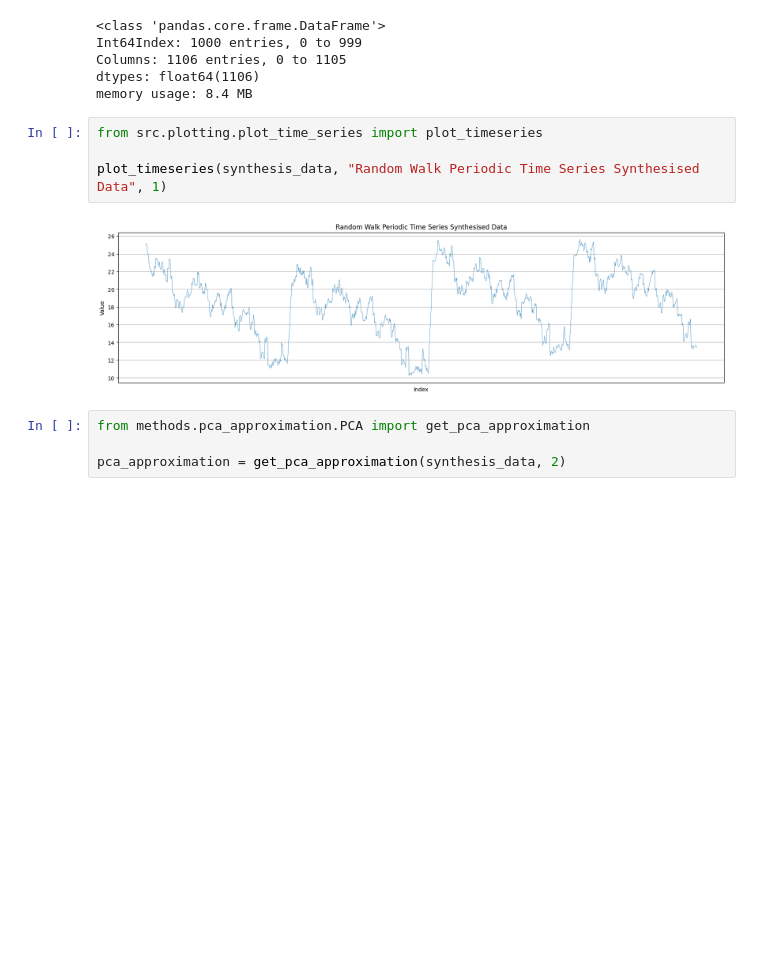
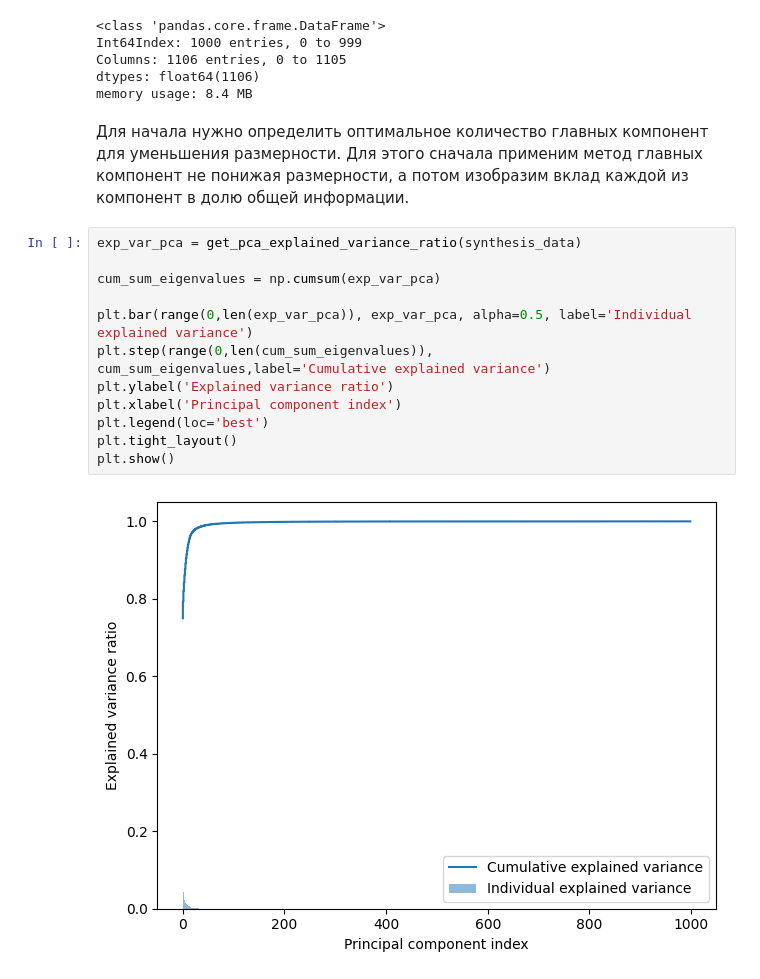
Before and after one commit to AndreyKondakovGW/TimeSeriesClusterization, a Jupyter notebook: methods/pca_approximation/test_synthesis.ipynb, the cells around one changed output. Drawn from its saved outputs; the diff is of its cells as text; blank space fills up the shorter version.

```diff
--- a/methods/pca_approximation/test_synthesis.ipynb
+++ b/methods/pca_approximation/test_synthesis.ipynb
@@ -32,13 +37,19 @@ Int64Index: 1000 entries, 0 to 999
 Columns: 1106 entries, 0 to 1105
 dtypes: float64(1106)
 memory usage: 8.4 MB
-# %%
-from src.plotting.plot_time_series import plot_timeseries
-
-plot_timeseries(synthesis_data, "Random Walk Periodic Time Series Synthesised Data", 1)
-# %% [output]
-[figure, removed]
-# %%
-from methods.pca_approximation.PCA import get_pca_approximation
-
-pca_approximation = get_pca_approximation(synthesis_data, 2)
+# %% [markdown]
+Для начала нужно определить оптимальное количество главных компонент для уменьшения размерности. Для этого сначала применим метод главных компонент не понижая размерности, а потом изобразим вклад каждой из компонент в долю общей информации.
+# %%
+exp_var_pca = get_pca_explained_variance_ratio(synthesis_data)
+
+cum_sum_eigenvalues = np.cumsum(exp_var_pca)
+
+plt.bar(range(0,len(exp_var_pca)), exp_var_pca, alpha=0.5, label='Individual explained variance')
+plt.step(range(0,len(cum_sum_eigenvalues)), cum_sum_eigenvalues,label='Cumulative explained variance')
+plt.ylabel('Explained variance ratio')
+plt.xlabel('Principal component index')
+plt.legend(loc='best')
+plt.tight_layout()
+plt.show()
+# %% [output]
+[figure, added]
```
Also changed, not shown: parts of 8 cells of this notebook, 9 other files.
